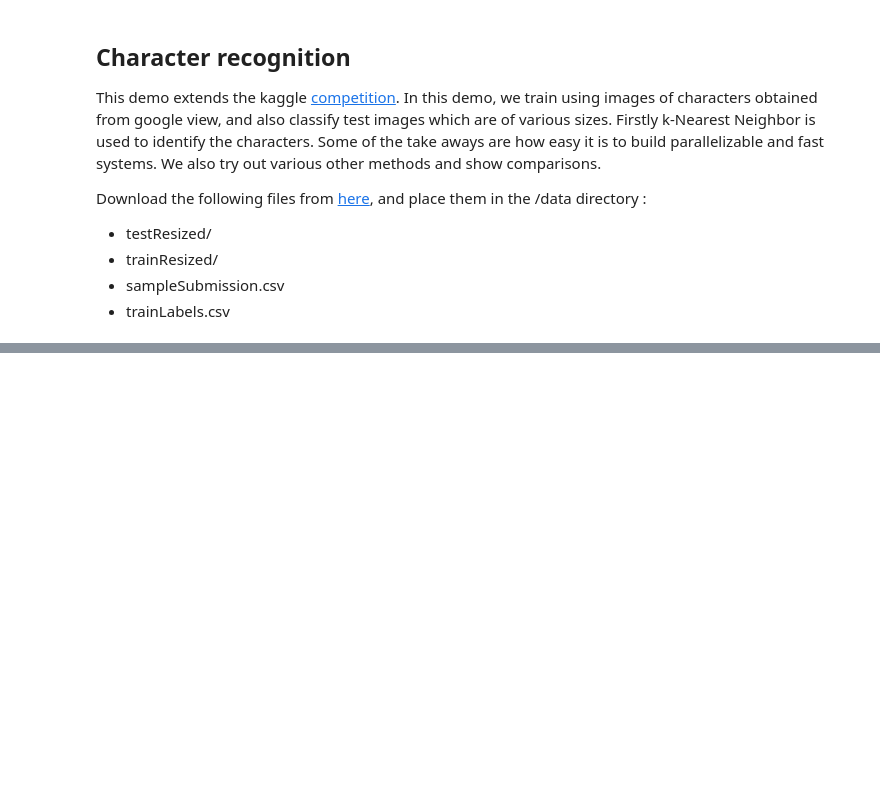
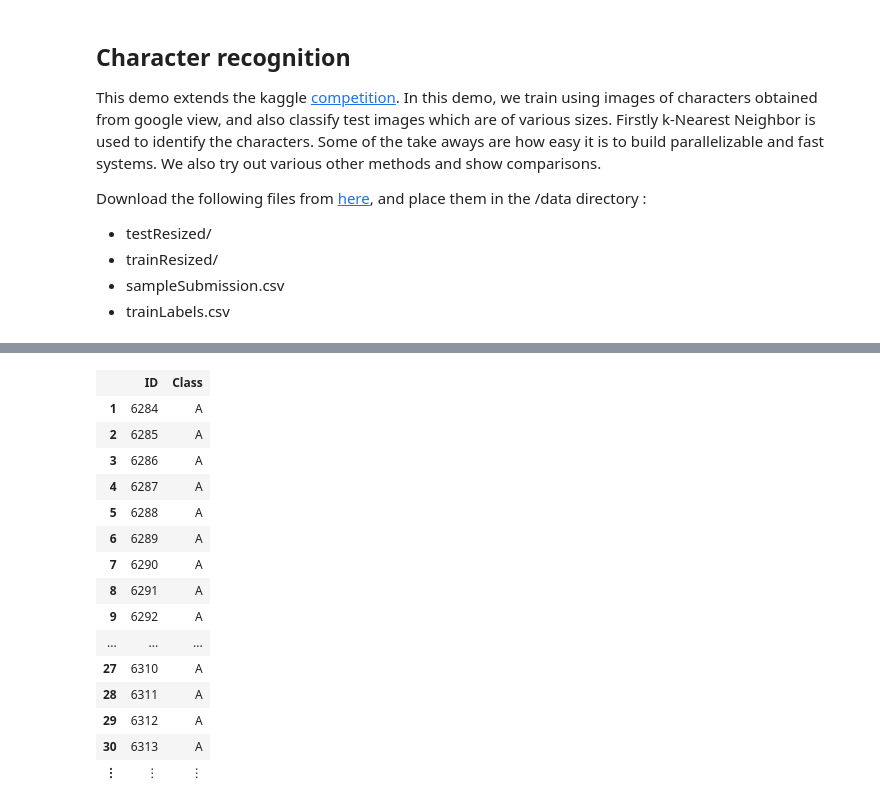
Before and after one commit to abhijithch/MLDemos.jl, a Jupyter notebook: demos/kNN.ipynb, the cells around one changed output, grey strips where cells are left out. Saved outputs shown, nothing was run; the diff lists cells and outputs as text; code cells hidden in the pictures; blank space fills up the shorter version.

```diff
--- a/demos/kNN.ipynb
+++ b/demos/kNN.ipynb
@@ -16,10 +34,27 @@ include("$(Pkg.dir())/MLDemos/src/knndemo.jl")
 # %%
 # Some configurations
 path = "$(Pkg.dir())/MLDemos/";
 imageSize = 400
 # Read the training labels
-labelsInfoTrain = readtable("$(path)/data/trainLabels.csv")
+labelsInfoTrain = readtable("$(path)data/characters/trainLabels.csv")
 # Read the test labels
-labelsInfoTest = readtable("$(path)/data/testLabels.csv")
+labelsInfoTest = readtable("$(path)data/characters/testLabels.csv")
+# %% [output]
+|  | ID | Class |
+| 1 | 6284 | A |
+| 2 | 6285 | A |
+| 3 | 6286 | A |
+| 4 | 6287 | A |
+| 5 | 6288 | A |
+| 6 | 6289 | A |
+| 7 | 6290 | A |
+| 8 | 6291 | A |
+| 9 | 6292 | A |
+| ... | ... | ... |
+| 27 | 6310 | A |
+| 28 | 6311 | A |
+| 29 | 6312 | A |
+| 30 | 6313 | A |
+| ⋮ | ⋮ | ⋮ |
 # %%
 #read the images in from the training data.
```
Also changed, not shown: parts of 9 cells of this notebook, 5 other files.
